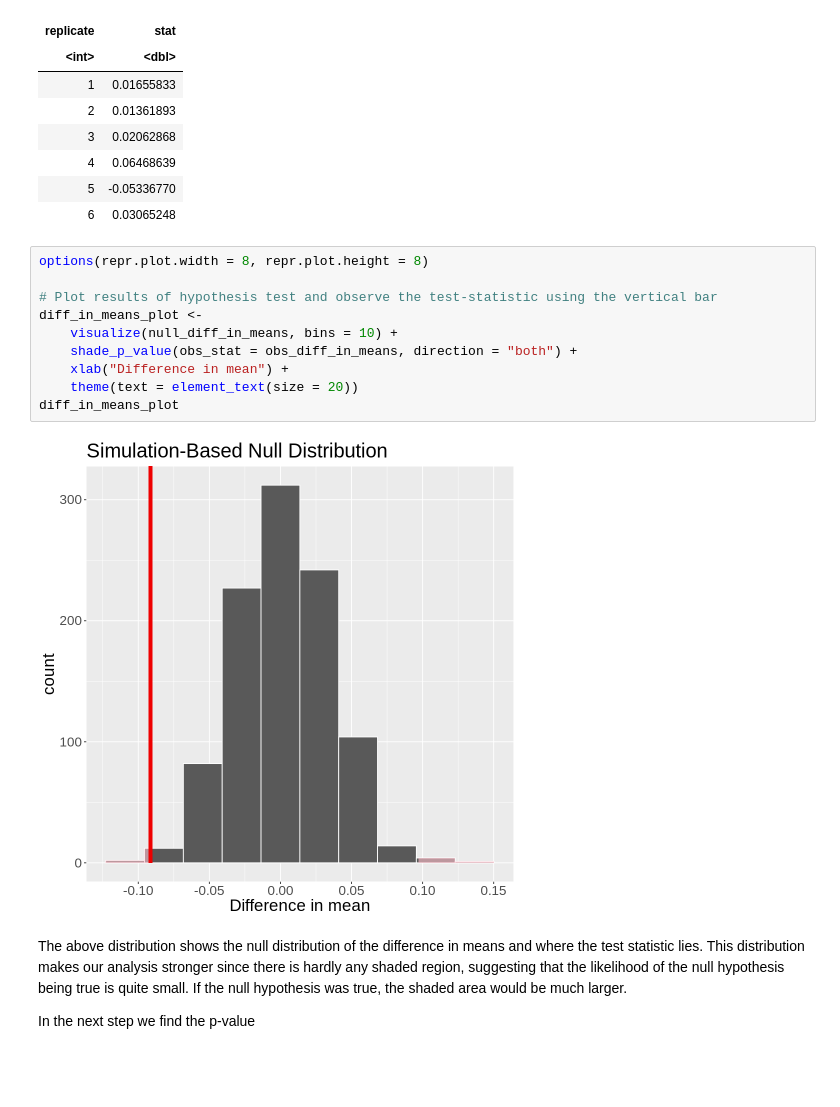
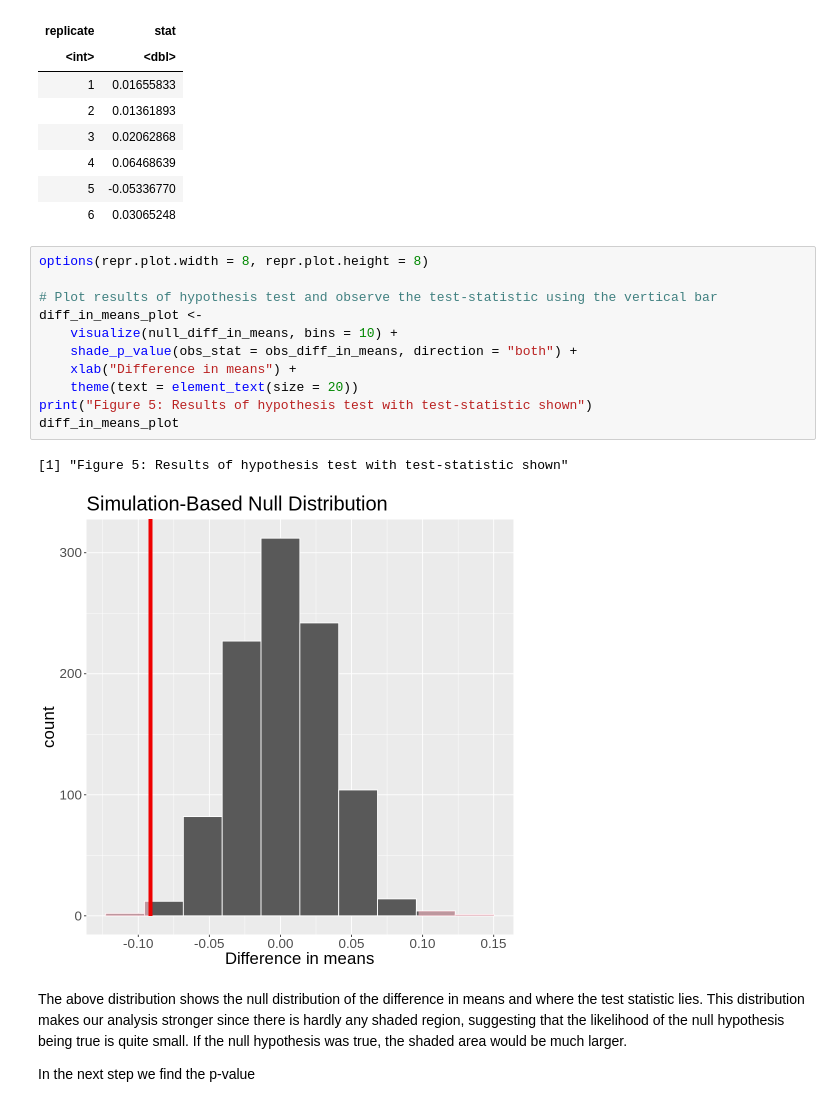
Before and after one commit to Jaskaran1116/STAT-201-Group-Project-23, a Jupyter notebook: analysis.ipynb, the cells around one changed output. Cells and saved outputs as stored; diff of their text form; blank space fills up the shorter version.

```diff
--- a/analysis.ipynb
+++ b/analysis.ipynb
@@ -296,15 +316,17 @@ A infer: 6 × 2
 # %%
 options(repr.plot.width = 8, repr.plot.height = 8)
 
 # Plot results of hypothesis test and observe the test-statistic using the vertical bar
 diff_in_means_plot <-
     visualize(null_diff_in_means, bins = 10) +
     shade_p_value(obs_stat = obs_diff_in_means, direction = "both") +
-    xlab("Difference in mean") +
+    xlab("Difference in means") +
     theme(text = element_text(size = 20))
+print("Figure 5: Results of hypothesis test with test-statistic shown")
 diff_in_means_plot
 # %% [output]
+[1] "Figure 5: Results of hypothesis test with test-statistic shown"
-[figure, old version]
+[figure, new version]
 # %% [markdown]
 The above distribution shows the null distribution of the difference in means and where the test statistic lies. This distribution makes our analysis stronger since there is hardly any shaded region, suggesting that the likelihood of the null hypothesis being true is quite small. If the null hypothesis was true, the shaded area would be much larger.
 
```
Also changed, not shown: parts of 26 cells of this notebook.
